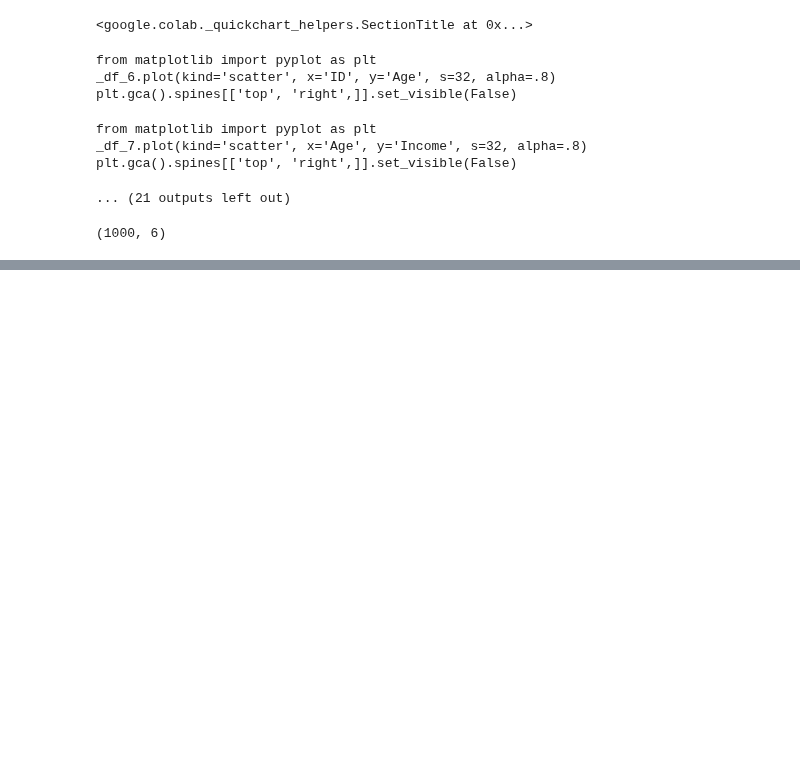
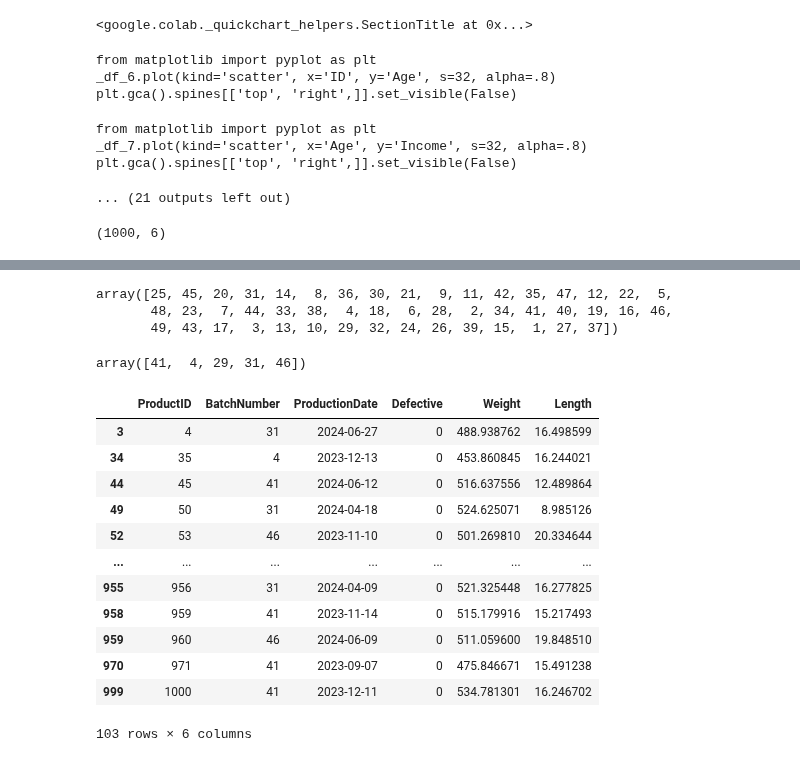
Before and after one commit to Rishabh9559/Data_science, a Jupyter notebook: Phase 1 Statistical Foundations for Data Science/Descriptive_Statistices.ipynb, the cells around one changed output, grey strips where cells are left out. Drawn from its saved outputs; the diff is of its cells as text; code cells hidden in the pictures; blank space fills up the shorter version.

```diff
--- a/Phase 1 Statistical Foundations for Data Science/Descriptive_Statistices.ipynb
+++ b/Phase 1 Statistical Foundations for Data Science/Descriptive_Statistices.ipynb
@@ -105,0 +129,5 @@ simple_Random_Data
+# %%
+# 3. Cluster Sampling: Manufacturing Data by Batch Number
+
+data=pd.read_csv("/content/Manufacturing_Data_lyst1750274395200.csv")
+data.head()
@@ -105,0 +141,30 @@ simple_Random_Data
+# %%
+# 3. Cluster Sampling: Manufacturing Data by Batch Number
+clusters=data['BatchNumber'].unique()
+clusters
+# %% [output]
+array([25, 45, 20, 31, 14,  8, 36, 30, 21,  9, 11, 42, 35, 47, 12, 22,  5,
+       48, 23,  7, 44, 33, 38,  4, 18,  6, 28,  2, 34, 41, 40, 19, 16, 46,
+       49, 43, 17,  3, 13, 10, 29, 32, 24, 26, 39, 15,  1, 27, 37])
+# %%
+seleted_cluster=np.random.choice(clusters,size=5,replace=False)
+seleted_cluster
+# %% [output]
+array([41,  4, 29, 31, 46])
+# %%
+clustered_sample=data[data['BatchNumber'].isin(seleted_cluster)]
+clustered_sample
+# %% [output]
+|  | ProductID | BatchNumber | ProductionDate | Defective | Weight | Length |
+| 3 | 4 | 31 | 2024-06-27 | 0 | 488.938762 | 16.498599 |
+| 34 | 35 | 4 | 2023-12-13 | 0 | 453.860845 | 16.244021 |
+| 44 | 45 | 41 | 2024-06-12 | 0 | 516.637556 | 12.489864 |
+| 49 | 50 | 31 | 2024-04-18 | 0 | 524.625071 | 8.985126 |
+| 52 | 53 | 46 | 2023-11-10 | 0 | 501.269810 | 20.334644 |
+| ... | ... | ... | ... | ... | ... | ... |
+| 955 | 956 | 31 | 2024-04-09 | 0 | 521.325448 | 16.277825 |
+| 958 | 959 | 41 | 2023-11-14 | 0 | 515.179916 | 15.217493 |
+| 959 | 960 | 46 | 2024-06-09 | 0 | 511.059600 | 19.848510 |
+| 970 | 971 | 41 | 2023-09-07 | 0 | 475.846671 | 15.491238 |
+| 999 | 1000 | 41 | 2023-12-11 | 0 | 534.781301 | 16.246702 |
+103 rows × 6 columns
```
Also changed, not shown: parts of 4 cells of this notebook.
